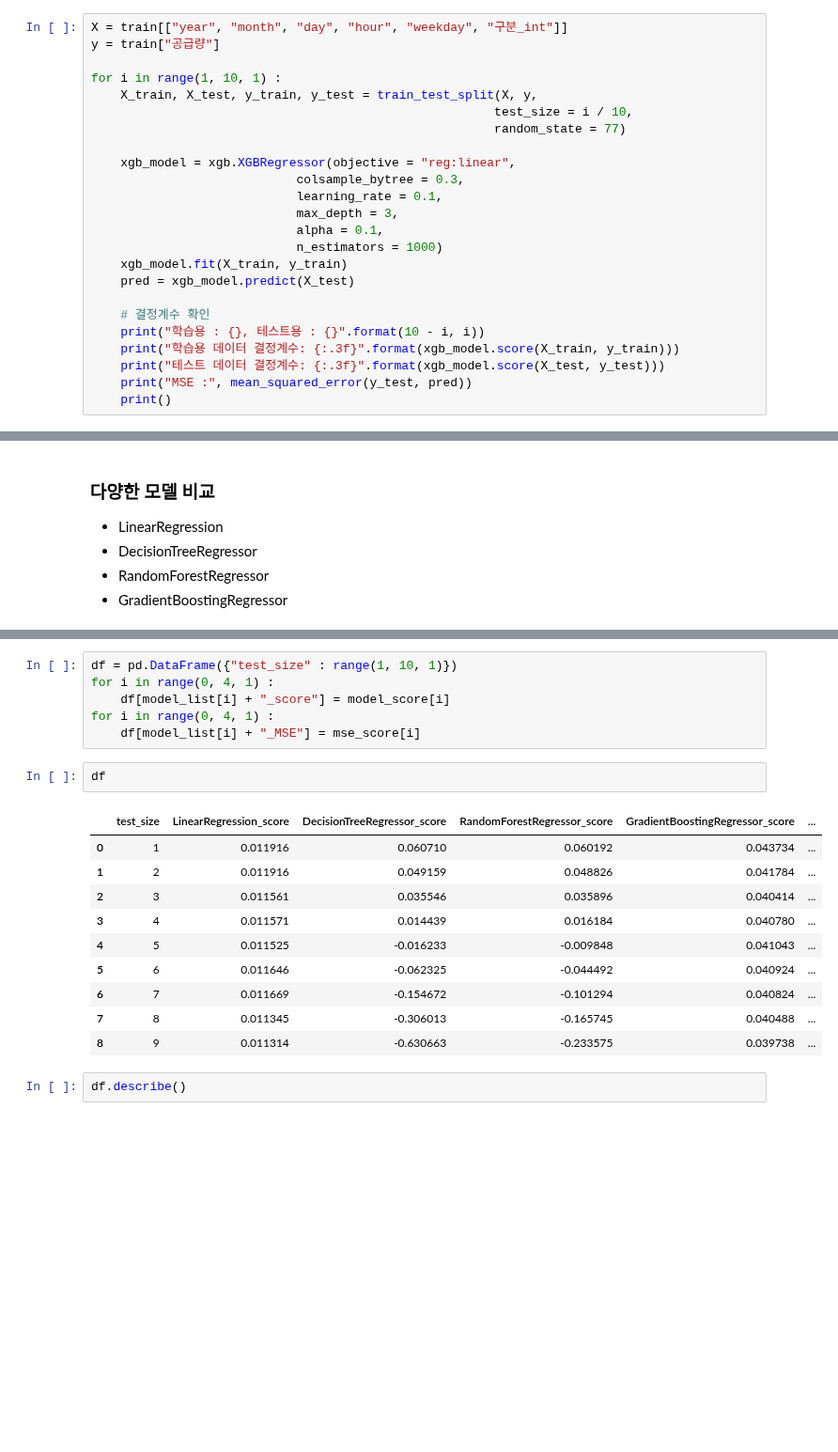
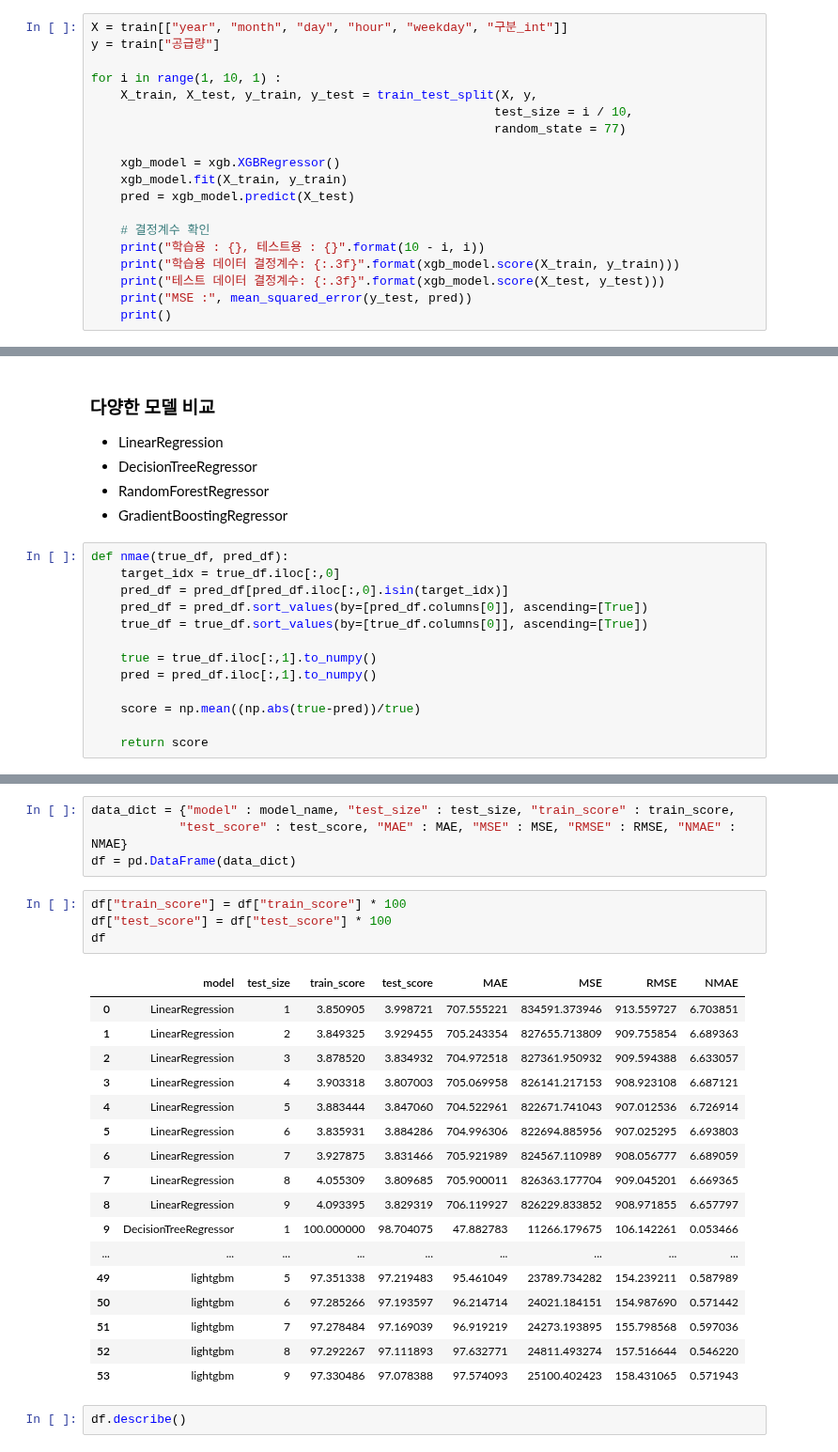
Before and after one commit to city1616/LikeLion_AI_SCHOOL_13th, a Jupyter notebook: 팀 프로젝트 - 멋쟁이 수정처럼/CODE/07_base_ML_model.ipynb, the cells around one changed output, grey strips where cells are left out. Shown at 94% size. Cells and saved outputs as stored; diff of their text form; blank space fills up the shorter version.

Commit message:
base ml model 구축

```diff
--- a/팀 프로젝트 - 멋쟁이 수정처럼/CODE/07_base_ML_model.ipynb
+++ b/팀 프로젝트 - 멋쟁이 수정처럼/CODE/07_base_ML_model.ipynb
@@ -78,12 +80,7 @@ for i in range(1, 10, 1) :
                                                        test_size = i / 10,
                                                        random_state = 77)
 
-    xgb_model = xgb.XGBRegressor(objective = "reg:linear",
-                            colsample_bytree = 0.3,
-                            learning_rate = 0.1,
-                            max_depth = 3,
-                            alpha = 0.1,
-                            n_estimators = 1000)
+    xgb_model = xgb.XGBRegressor()
     xgb_model.fit(X_train, y_train)
     pred = xgb_model.predict(X_test)
 
@@ -208,6 +205,19 @@ MSE : 31675.883753481754
 * DecisionTreeRegressor
 * RandomForestRegressor
 * GradientBoostingRegressor
+# %%
+def nmae(true_df, pred_df):
+    target_idx = true_df.iloc[:,0]
+    pred_df = pred_df[pred_df.iloc[:,0].isin(target_idx)]
+    pred_df = pred_df.sort_values(by=[pred_df.columns[0]], ascending=[True])
+    true_df = true_df.sort_values(by=[true_df.columns[0]], ascending=[True])
+
+    true = true_df.iloc[:,1].to_numpy()
+    pred = pred_df.iloc[:,1].to_numpy()
+
+    score = np.mean((np.abs(true-pred))/true)
+
+    return score
 # %%
 start_time = time.time()
 
@@ -280,22 +323,29 @@ mse_score length : 4, model_score length : 4
 # %%
-df = pd.DataFrame({"test_size" : range(1, 10, 1)})
-for i in range(0, 4, 1) :
-    df[model_list[i] + "_score"] = model_score[i]
-for i in range(0, 4, 1) :
-    df[model_list[i] + "_MSE"] = mse_score[i]
+data_dict = {"model" : model_name, "test_size" : test_size, "train_score" : train_score,
+            "test_score" : test_score, "MAE" : MAE, "MSE" : MSE, "RMSE" : RMSE, "NMAE" : NMAE}
+df = pd.DataFrame(data_dict)
 # %%
+df["train_score"] = df["train_score"] * 100
+df["test_score"] = df["test_score"] * 100
 df
 # %% [output]
-|  | test_size | LinearRegression_score | DecisionTreeRegressor_score | RandomForestRegressor_score | GradientBoostingRegressor_score | ... |
-| 0 | 1 | 0.011916 | 0.060710 | 0.060192 | 0.043734 | ... |
-| 1 | 2 | 0.011916 | 0.049159 | 0.048826 | 0.041784 | ... |
-| 2 | 3 | 0.011561 | 0.035546 | 0.035896 | 0.040414 | ... |
-| 3 | 4 | 0.011571 | 0.014439 | 0.016184 | 0.040780 | ... |
-| 4 | 5 | 0.011525 | -0.016233 | -0.009848 | 0.041043 | ... |
-| 5 | 6 | 0.011646 | -0.062325 | -0.044492 | 0.040924 | ... |
-| 6 | 7 | 0.011669 | -0.154672 | -0.101294 | 0.040824 | ... |
-| 7 | 8 | 0.011345 | -0.306013 | -0.165745 | 0.040488 | ... |
-| 8 | 9 | 0.011314 | -0.630663 | -0.233575 | 0.039738 | ... |
+|  | model | test_size | train_score | test_score | MAE | MSE | RMSE | NMAE |
+| 0 | LinearRegression | 1 | 3.850905 | 3.998721 | 707.555221 | 834591.373946 | 913.559727 | 6.703851 |
+| 1 | LinearRegression | 2 | 3.849325 | 3.929455 | 705.243354 | 827655.713809 | 909.755854 | 6.689363 |
+| 2 | LinearRegression | 3 | 3.878520 | 3.834932 | 704.972518 | 827361.950932 | 909.594388 | 6.633057 |
+| 3 | LinearRegression | 4 | 3.903318 | 3.807003 | 705.069958 | 826141.217153 | 908.923108 | 6.687121 |
+| 4 | LinearRegression | 5 | 3.883444 | 3.847060 | 704.522961 | 822671.741043 | 907.012536 | 6.726914 |
+| 5 | LinearRegression | 6 | 3.835931 | 3.884286 | 704.996306 | 822694.885956 | 907.025295 | 6.693803 |
+| 6 | LinearRegression | 7 | 3.927875 | 3.831466 | 705.921989 | 824567.110989 | 908.056777 | 6.689059 |
+| 7 | LinearRegression | 8 | 4.055309 | 3.809685 | 705.900011 | 826363.177704 | 909.045201 | 6.669365 |
+| 8 | LinearRegression | 9 | 4.093395 | 3.829319 | 706.119927 | 826229.833852 | 908.971855 | 6.657797 |
+| 9 | DecisionTreeRegressor | 1 | 100.000000 | 98.704075 | 47.882783 | 11266.179675 | 106.142261 | 0.053466 |
+| ... | ... | ... | ... | ... | ... | ... | ... | ... |
+| 49 | lightgbm | 5 | 97.351338 | 97.219483 | 95.461049 | 23789.734282 | 154.239211 | 0.587989 |
+| 50 | lightgbm | 6 | 97.285266 | 97.193597 | 96.214714 | 24021.184151 | 154.987690 | 0.571442 |
+| 51 | lightgbm | 7 | 97.278484 | 97.169039 | 96.919219 | 24273.193895 | 155.798568 | 0.597036 |
+| 52 | lightgbm | 8 | 97.292267 | 97.111893 | 97.632771 | 24811.493274 | 157.516644 | 0.546220 |
+| 53 | lightgbm | 9 | 97.330486 | 97.078388 | 97.574093 | 25100.402423 | 158.431065 | 0.571943 |
 # %%
 df.describe()
 # %% [output]
```
Also changed, not shown: parts of 9 cells of this notebook.
